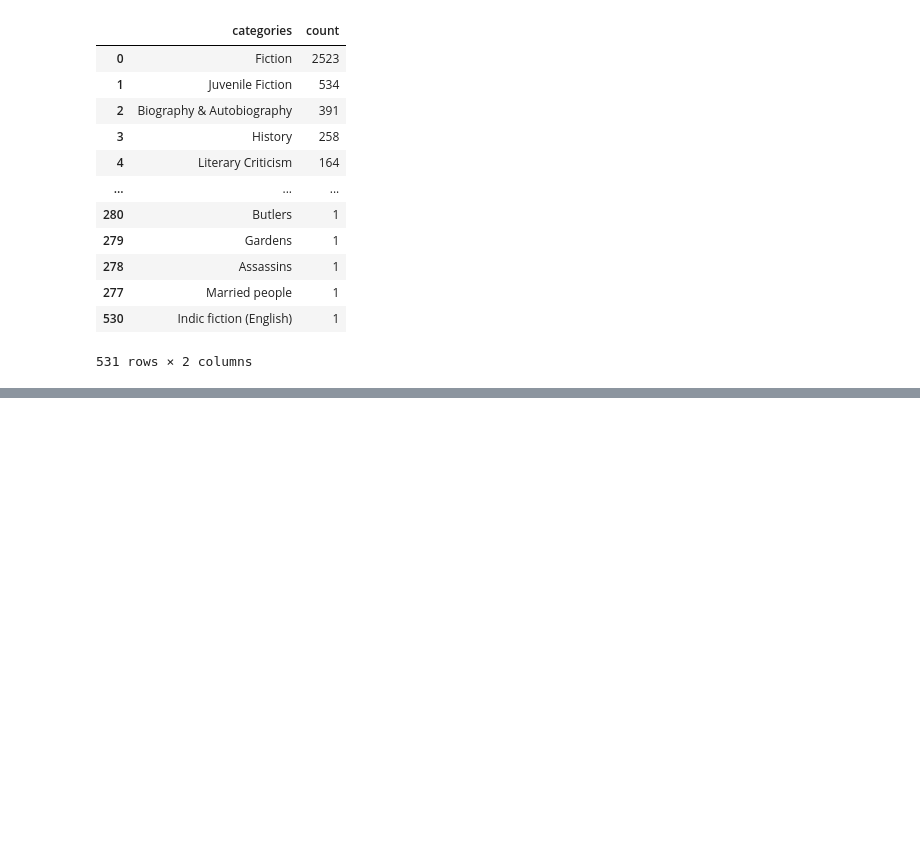
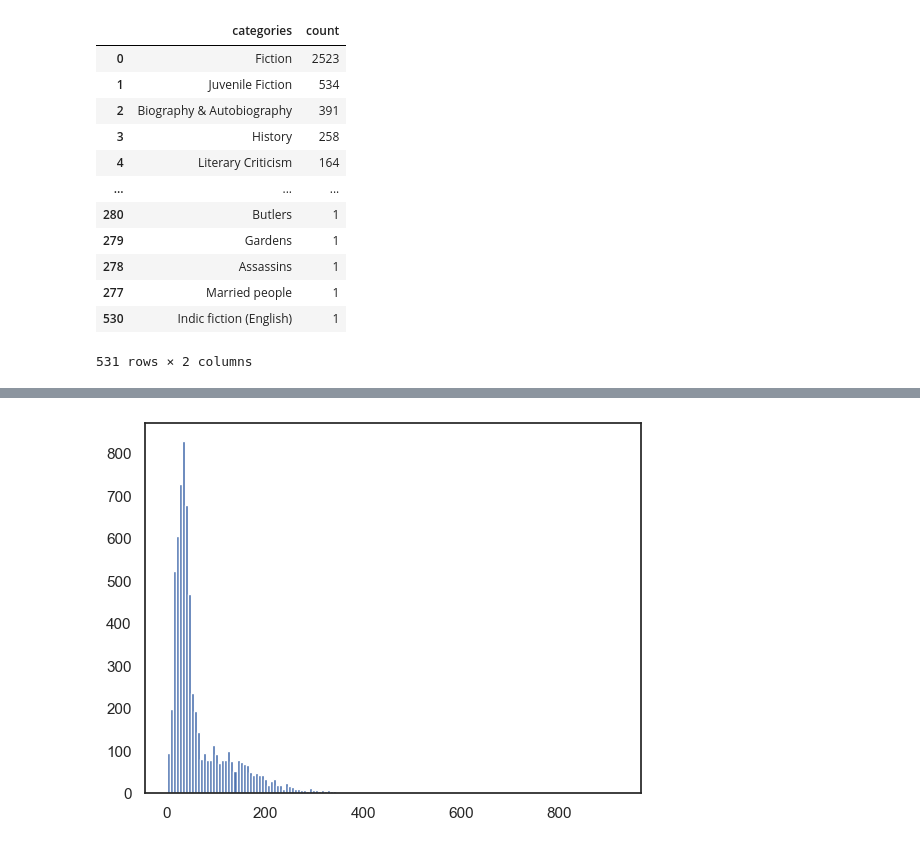
Before and after one commit to SumitKaware/book-recommender, a Jupyter notebook: data-exploration.ipynb, the cells around one changed output, grey strips where cells are left out. Cells and saved outputs as stored; diff of their text form; code cells hidden in the pictures; blank space fills up the shorter version.

```diff
--- a/data-exploration.ipynb
+++ b/data-exploration.ipynb
@@ -132,0 +149,2 @@ books_missing_categories
+# %%
+books_missing["words_in_description"] = books_missing["description"].str.split().str.len()
@@ -132,0 +173,5 @@ books_missing_categories
+# %%
+plt.hist(books_missing["words_in_description"], bins=150)
+plt.show()
+# %% [output]
+[figure, added]
```
Also changed, not shown: parts of 3 cells of this notebook.
